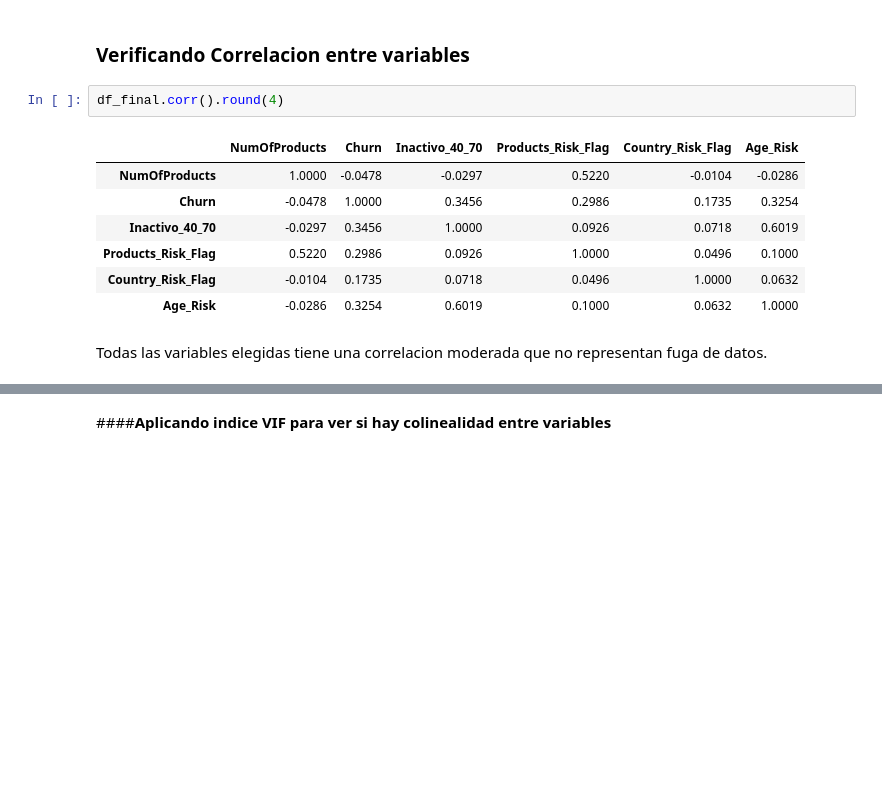
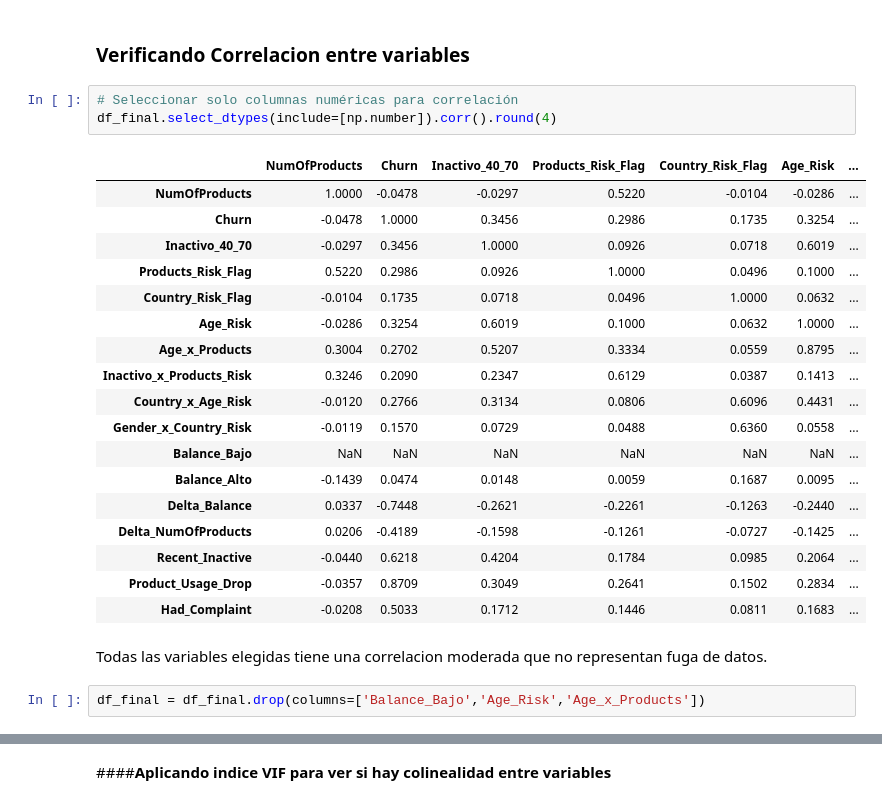
Before and after one commit to Gameto2025/churninsight-banco, a Jupyter notebook: Banco_Churn_ML.ipynb, the cells around one changed output, grey strips where cells are left out. Saved outputs shown, nothing was run; the diff lists cells and outputs as text; blank space fills up the shorter version.

```diff
--- a/Banco_Churn_ML.ipynb
+++ b/Banco_Churn_ML.ipynb
@@ -193,14 +392,28 @@ df_final.sample(10)
 # %% [markdown]
 ### **Verificando Correlacion entre variables**
-# %%
-df_final.corr().round(4)
-# %% [output]
-|  | NumOfProducts | Churn | Inactivo_40_70 | Products_Risk_Flag | Country_Risk_Flag | Age_Risk |
-| NumOfProducts | 1.0000 | -0.0478 | -0.0297 | 0.5220 | -0.0104 | -0.0286 |
-| Churn | -0.0478 | 1.0000 | 0.3456 | 0.2986 | 0.1735 | 0.3254 |
-| Inactivo_40_70 | -0.0297 | 0.3456 | 1.0000 | 0.0926 | 0.0718 | 0.6019 |
-| Products_Risk_Flag | 0.5220 | 0.2986 | 0.0926 | 1.0000 | 0.0496 | 0.1000 |
-| Country_Risk_Flag | -0.0104 | 0.1735 | 0.0718 | 0.0496 | 1.0000 | 0.0632 |
-| Age_Risk | -0.0286 | 0.3254 | 0.6019 | 0.1000 | 0.0632 | 1.0000 |
+# %%
+# Seleccionar solo columnas numéricas para correlación
+df_final.select_dtypes(include=[np.number]).corr().round(4)
+# %% [output]
+|  | NumOfProducts | Churn | Inactivo_40_70 | Products_Risk_Flag | Country_Risk_Flag | Age_Risk | ... |
+| NumOfProducts | 1.0000 | -0.0478 | -0.0297 | 0.5220 | -0.0104 | -0.0286 | ... |
+| Churn | -0.0478 | 1.0000 | 0.3456 | 0.2986 | 0.1735 | 0.3254 | ... |
+| Inactivo_40_70 | -0.0297 | 0.3456 | 1.0000 | 0.0926 | 0.0718 | 0.6019 | ... |
+| Products_Risk_Flag | 0.5220 | 0.2986 | 0.0926 | 1.0000 | 0.0496 | 0.1000 | ... |
+| Country_Risk_Flag | -0.0104 | 0.1735 | 0.0718 | 0.0496 | 1.0000 | 0.0632 | ... |
+| Age_Risk | -0.0286 | 0.3254 | 0.6019 | 0.1000 | 0.0632 | 1.0000 | ... |
+| Age_x_Products | 0.3004 | 0.2702 | 0.5207 | 0.3334 | 0.0559 | 0.8795 | ... |
+| Inactivo_x_Products_Risk | 0.3246 | 0.2090 | 0.2347 | 0.6129 | 0.0387 | 0.1413 | ... |
+| Country_x_Age_Risk | -0.0120 | 0.2766 | 0.3134 | 0.0806 | 0.6096 | 0.4431 | ... |
+| Gender_x_Country_Risk | -0.0119 | 0.1570 | 0.0729 | 0.0488 | 0.6360 | 0.0558 | ... |
+| Balance_Bajo | NaN | NaN | NaN | NaN | NaN | NaN | ... |
+| Balance_Alto | -0.1439 | 0.0474 | 0.0148 | 0.0059 | 0.1687 | 0.0095 | ... |
+| Delta_Balance | 0.0337 | -0.7448 | -0.2621 | -0.2261 | -0.1263 | -0.2440 | ... |
+| Delta_NumOfProducts | 0.0206 | -0.4189 | -0.1598 | -0.1261 | -0.0727 | -0.1425 | ... |
+| Recent_Inactive | -0.0440 | 0.6218 | 0.4204 | 0.1784 | 0.0985 | 0.2064 | ... |
+| Product_Usage_Drop | -0.0357 | 0.8709 | 0.3049 | 0.2641 | 0.1502 | 0.2834 | ... |
+| Had_Complaint | -0.0208 | 0.5033 | 0.1712 | 0.1446 | 0.0811 | 0.1683 | ... |
 # %% [markdown]
 Todas las variables elegidas tiene una correlacion moderada que no representan fuga de datos.
+# %%
+df_final = df_final.drop(columns=['Balance_Bajo','Age_Risk','Age_x_Products'])
```
Also changed, not shown: parts of 40 cells of this notebook.
